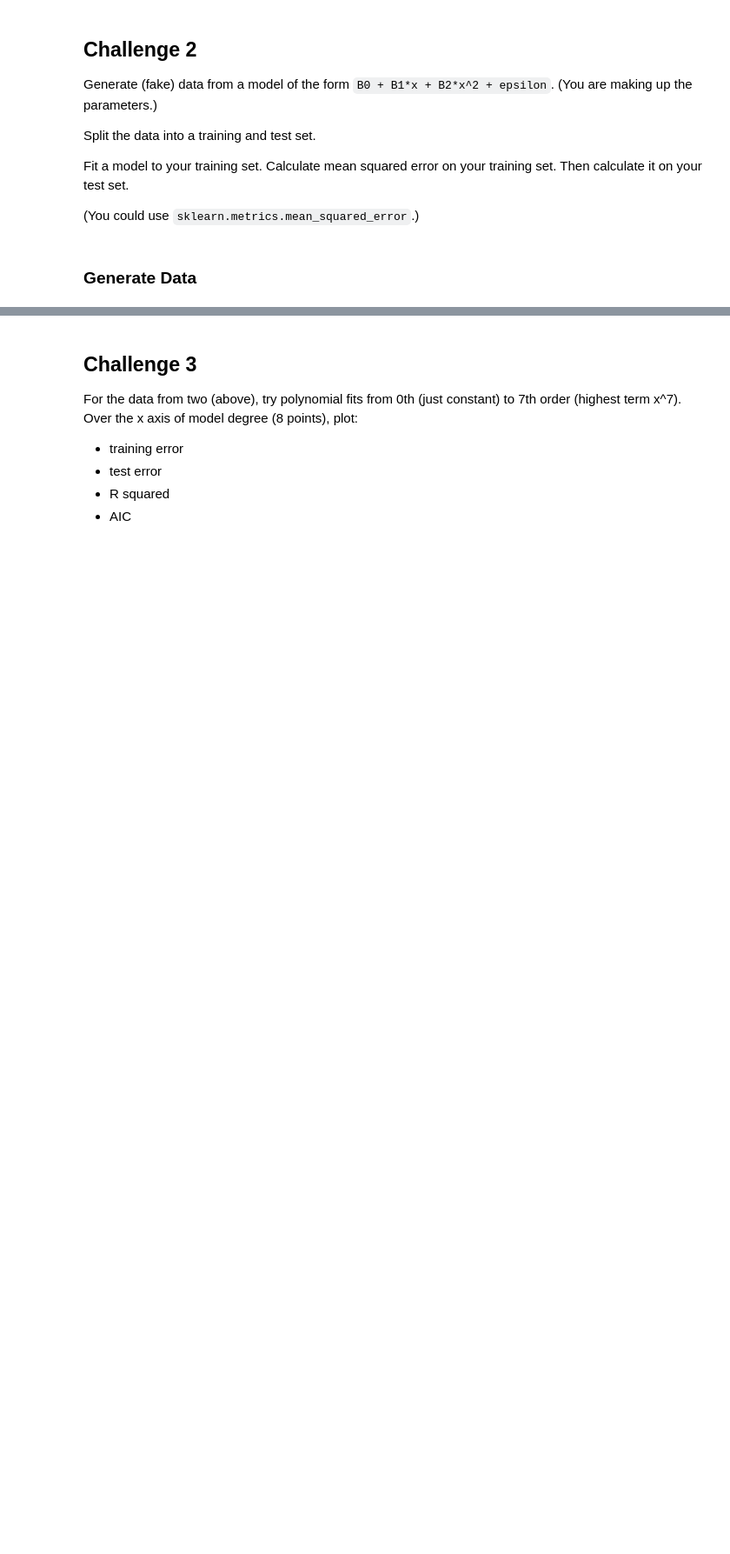
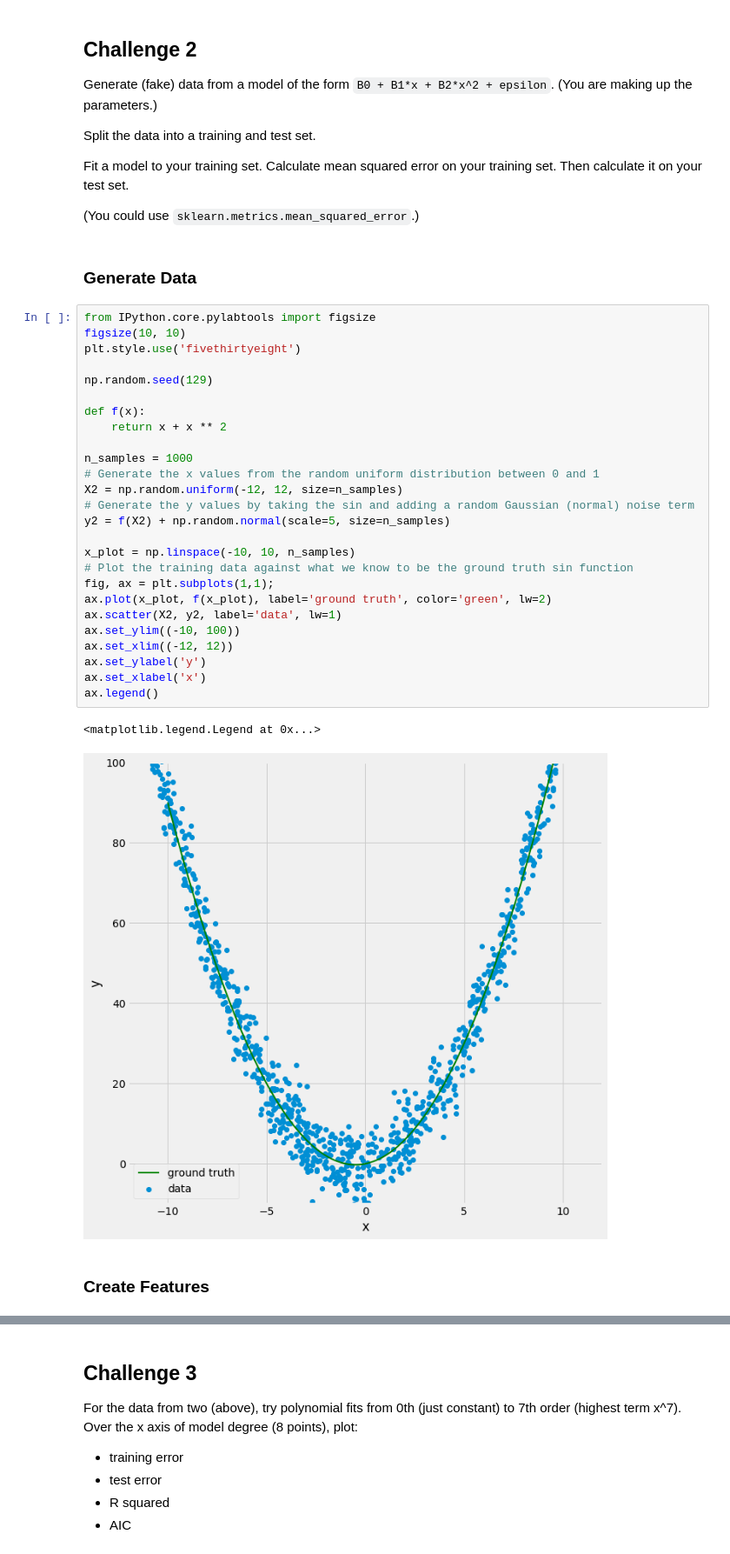
Before and after one commit to cneiderer/Class_Projects, a Jupyter notebook: Challenges/Challenge06.ipynb, the cells around one changed output, grey strips where cells are left out. Shown at 87% size. Cells and saved outputs as stored; diff of their text form; blank space fills up the shorter version.

```diff
--- a/Challenges/Challenge06.ipynb
+++ b/Challenges/Challenge06.ipynb
@@ -138,3 +142,34 @@ Fit a model to your training set. Calculate mean squared error on your training
 (You could use `sklearn.metrics.mean_squared_error`.)
 # %% [markdown]
 ### Generate Data
+# %%
+from IPython.core.pylabtools import figsize
+figsize(10, 10)
+plt.style.use('fivethirtyeight')
+
+np.random.seed(129)
+
+def f(x):
+    return x + x ** 2
+
+n_samples = 1000
+# Generate the x values from the random uniform distribution between 0 and 1
+X2 = np.random.uniform(-12, 12, size=n_samples)
+# Generate the y values by taking the sin and adding a random Gaussian (normal) noise term
+y2 = f(X2) + np.random.normal(scale=5, size=n_samples)
+
+x_plot = np.linspace(-10, 10, n_samples)
+# Plot the training data against what we know to be the ground truth sin function
+fig, ax = plt.subplots(1,1);
+ax.plot(x_plot, f(x_plot), label='ground truth', color='green', lw=2)
+ax.scatter(X2, y2, label='data', lw=1)
+ax.set_ylim((-10, 100))
+ax.set_xlim((-12, 12))
+ax.set_ylabel('y')
+ax.set_xlabel('x')
+ax.legend()
+# %% [output]
+<matplotlib.legend.Legend at 0x...>
+[figure, added]
+# %% [markdown]
+### Create Features
```
Also changed, not shown: parts of 8 cells of this notebook.
